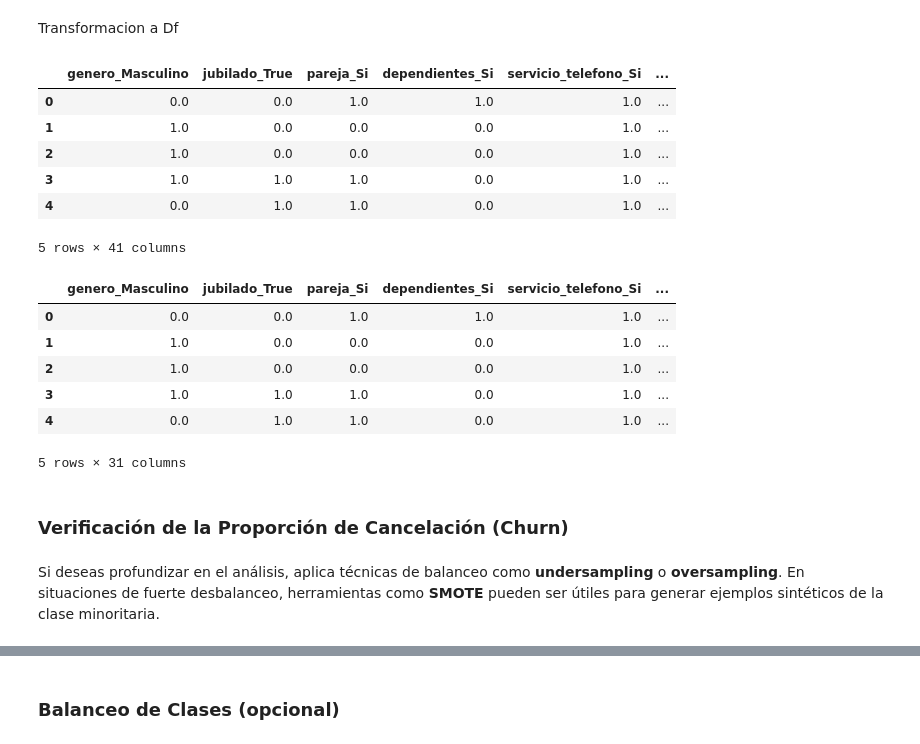
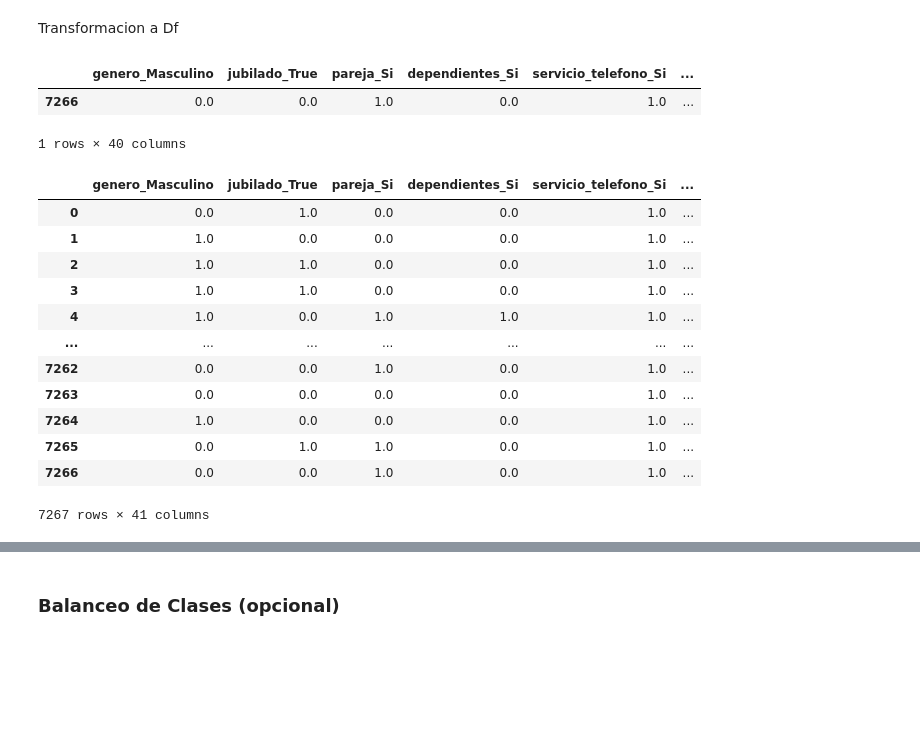
Before and after one commit to MigXDev/CS_Datos_I_DESAFIO_3, a Jupyter notebook: TelecomX_LATAM_2.ipynb, the cells around one changed output, grey strips where cells are left out. Saved outputs shown, nothing was run; the diff lists cells and outputs as text; code cells hidden in the pictures; blank space fills up the shorter version.

```diff
--- a/TelecomX_LATAM_2.ipynb
+++ b/TelecomX_LATAM_2.ipynb
@@ -440,8 +232,2 @@ label_encoder = LabelEncoder()
 # %% [markdown]
 Aplicar los transformadores:
-# %%
-X = one_hot.fit_transform(X)
-X_lineal = one_hot_lineal.fit_transform(X_lineal)
-
-y = label_encoder.fit_transform(y)
-y_lineal = label_encoder.fit_transform(y_lineal)
@@ -463,0 +234,6 @@ array([[0.00000e+00, 0.00000e+00, 1.00000e+00, ..., 9.00000e+00,
+# %%
+# Aplicar solo al training set
+X_train_processed = preprocesador_one_hot.fit_transform(X_train)
+X_test_processed = preprocesador_one_hot.transform(X_test)
+
+y = label_encoder.fit_transform(y)
@@ -464,7 +256,7 @@ array([[0.00000e+00, 0.00000e+00, 1.00000e+00, ..., 9.00000e+00,
 # %% [markdown]
 Obtener nombres de columnas codificadas:
 # %%
-columnas = one_hot.get_feature_names_out()
+columnas = preprocesador_one_hot.get_feature_names_out()
 
 columnas_encoded = []
 for columna in columnas:
@@ -472,16 +264,30 @@ for columna in columnas:
     columnas_encoded.append(columna)
 # %% [markdown]
 Transformacion a Df
+# %%
+Df_Train = pd.DataFrame(X_train_processed, columns=columnas_encoded)
+Df_Test = pd.DataFrame(X_test_processed, columns=columnas_encoded)
+Df_Encoded = pd.concat([Df_Train, Df_Test], axis=0, ignore_index=True)
+Df_Encoded.tail(1)
+# %% [output]
+|  | genero_Masculino | jubilado_True | pareja_Si | dependientes_Si | servicio_telefono_Si | ... |
+| 7266 | 0.0 | 0.0 | 1.0 | 0.0 | 1.0 | ... |
+1 rows × 40 columns
 # %%
-Df_No_lineal = pd.DataFrame(X, columns=columnas_encoded)
 Df_No_lineal_y = pd.DataFrame(y, columns=['abandono_cliente_si'])
-Df_No_lineal = pd.concat([Df_No_lineal, Df_No_lineal_y], axis=1)
-Df_No_lineal.head()
+Df_No_lineal = pd.concat([Df_Encoded, Df_No_lineal_y], axis=1)
+Df_No_lineal
 # %% [output]
 |  | genero_Masculino | jubilado_True | pareja_Si | dependientes_Si | servicio_telefono_Si | ... |
-| 0 | 0.0 | 0.0 | 1.0 | 1.0 | 1.0 | ... |
+| 0 | 0.0 | 1.0 | 0.0 | 0.0 | 1.0 | ... |
 | 1 | 1.0 | 0.0 | 0.0 | 0.0 | 1.0 | ... |
-| 2 | 1.0 | 0.0 | 0.0 | 0.0 | 1.0 | ... |
-| 3 | 1.0 | 1.0 | 1.0 | 0.0 | 1.0 | ... |
-| 4 | 0.0 | 1.0 | 1.0 | 0.0 | 1.0 | ... |
+| 2 | 1.0 | 1.0 | 0.0 | 0.0 | 1.0 | ... |
+| 3 | 1.0 | 1.0 | 0.0 | 0.0 | 1.0 | ... |
+| 4 | 1.0 | 0.0 | 1.0 | 1.0 | 1.0 | ... |
+| ... | ... | ... | ... | ... | ... | ... |
+| 7262 | 0.0 | 0.0 | 1.0 | 0.0 | 1.0 | ... |
+| 7263 | 0.0 | 0.0 | 0.0 | 0.0 | 1.0 | ... |
+| 7264 | 1.0 | 0.0 | 0.0 | 0.0 | 1.0 | ... |
+| 7265 | 0.0 | 1.0 | 1.0 | 0.0 | 1.0 | ... |
+| 7266 | 0.0 | 0.0 | 1.0 | 0.0 | 1.0 | ... |
-5 rows × 41 columns
+7267 rows × 41 columns
@@ -495,17 +293,0 @@ for columna in columnas:
-# %%
-Df_lineal = pd.DataFrame(X_lineal, columns=columnas_encoded)
-Df_y_lineal = pd.DataFrame(y_lineal, columns=['abandono_cliente_si'])
-Df_lineal = pd.concat([Df_lineal, Df_y_lineal], axis=1)
-Df_lineal.head()
-# %% [output]
-|  | genero_Masculino | jubilado_True | pareja_Si | dependientes_Si | servicio_telefono_Si | ... |
-| 0 | 0.0 | 0.0 | 1.0 | 1.0 | 1.0 | ... |
-| 1 | 1.0 | 0.0 | 0.0 | 0.0 | 1.0 | ... |
-| 2 | 1.0 | 0.0 | 0.0 | 0.0 | 1.0 | ... |
-| 3 | 1.0 | 1.0 | 1.0 | 0.0 | 1.0 | ... |
-| 4 | 0.0 | 1.0 | 1.0 | 0.0 | 1.0 | ... |
-5 rows × 31 columns
-# %% [markdown]
-### Verificación de la Proporción de Cancelación (Churn)
-# %% [markdown]
-Si deseas profundizar en el análisis, aplica técnicas de balanceo como **undersampling** o **oversampling**. En situaciones de fuerte desbalanceo, herramientas como **SMOTE** pueden ser útiles para generar ejemplos sintéticos de la clase minoritaria.
```
Also changed, not shown: parts of 63 cells of this notebook.
